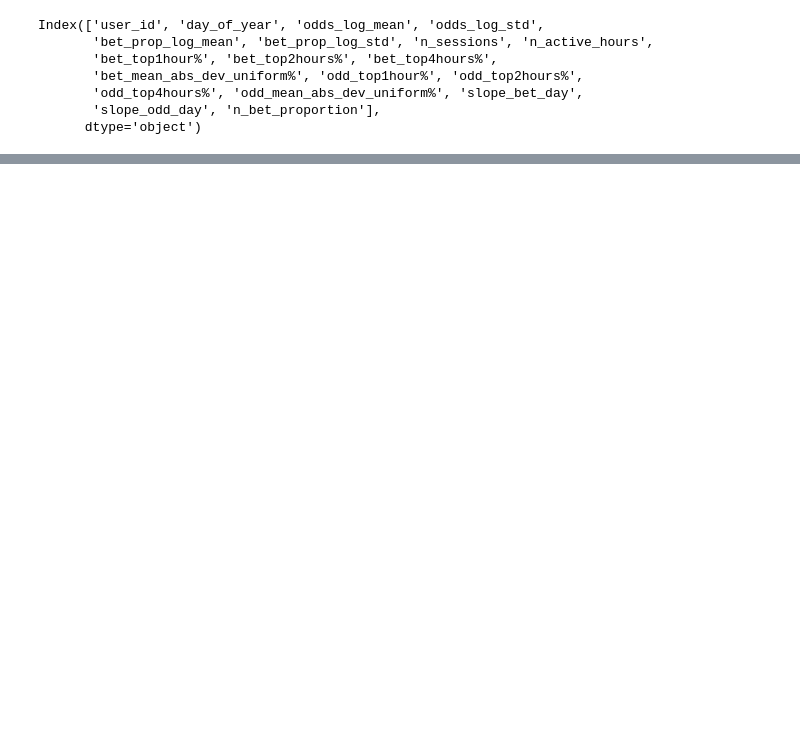
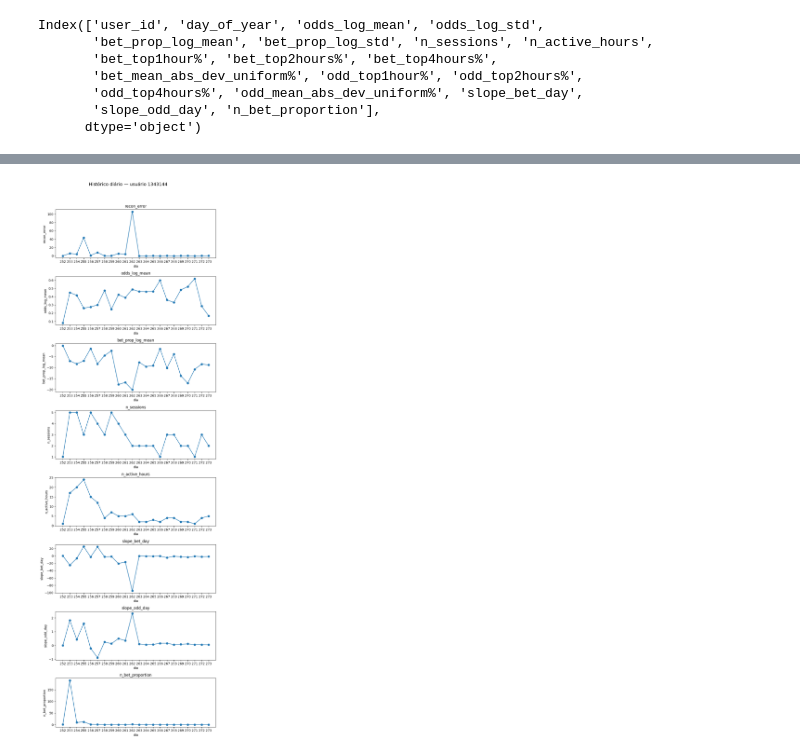
Before and after one commit to KndHvH/igaming-behavioral-deviation-detection, a Jupyter notebook: model/autoencoder.ipynb, the cells around one changed output, grey strips where cells are left out. Saved outputs shown, nothing was run; the diff lists cells and outputs as text; code cells hidden in the pictures; blank space fills up the shorter version.

```diff
--- a/model/autoencoder.ipynb
+++ b/model/autoencoder.ipynb
@@ -65,4 +110,4 @@ array([-1.36516166e+00, -9.65511597e-01,  3.82051091e-01, -7.29895406e-01,
 # %%
-
-original_target = scaler.inverse_transform(scaled_target)
-original_target[0]
+tensor_x = torch.tensor(X_scaled, dtype=torch.float32)
+dataset = TensorDataset(tensor_x)
+loader = DataLoader(dataset, batch_size=64, shuffle=True)
@@ -72,0 +153,7 @@ array([4.53595407e-02, 2.73677334e-02, 0.00000000e+00, 0.00000000e+00,
+# %%
+X_tensor = torch.tensor(X_scaled, dtype=torch.float32).to(device)
+
+with torch.no_grad():
+    X_recon = model(X_tensor).cpu().numpy()
+
+recon_error = ((X_scaled - X_recon) ** 2).mean(axis=1)
@@ -72,0 +168,4 @@ array([4.53595407e-02, 2.73677334e-02, 0.00000000e+00, 0.00000000e+00,
+# %%
+recon_target = target_cluster_users_days.copy()
+recon_target["recon_error"] = recon_error
+recon_target.head()
@@ -72,0 +195,2 @@ array([4.53595407e-02, 2.73677334e-02, 0.00000000e+00, 0.00000000e+00,
+# %%
+user_id = 1343144
@@ -72,0 +217,15 @@ array([4.53595407e-02, 2.73677334e-02, 0.00000000e+00, 0.00000000e+00,
+# %%
+daily_feats = [
+    'recon_error',
+    'odds_log_mean',
+    # 'odds_log_std',
+    'bet_prop_log_mean',
+    # 'bet_prop_log_std',
+    'n_sessions', 'n_active_hours',
+    # 'bet_top1hour%', 'bet_top2hours%', 'odd_mean_abs_dev_uniform%',
+    'slope_bet_day', 'slope_odd_day', 'n_bet_proportion',
+]
+
+plot_user_daily(recon_target, user_id=user_id, features=daily_feats)
+# %% [output]
+[figure, added]
```
Also changed, not shown: parts of 34 cells of this notebook, 4 other files.
